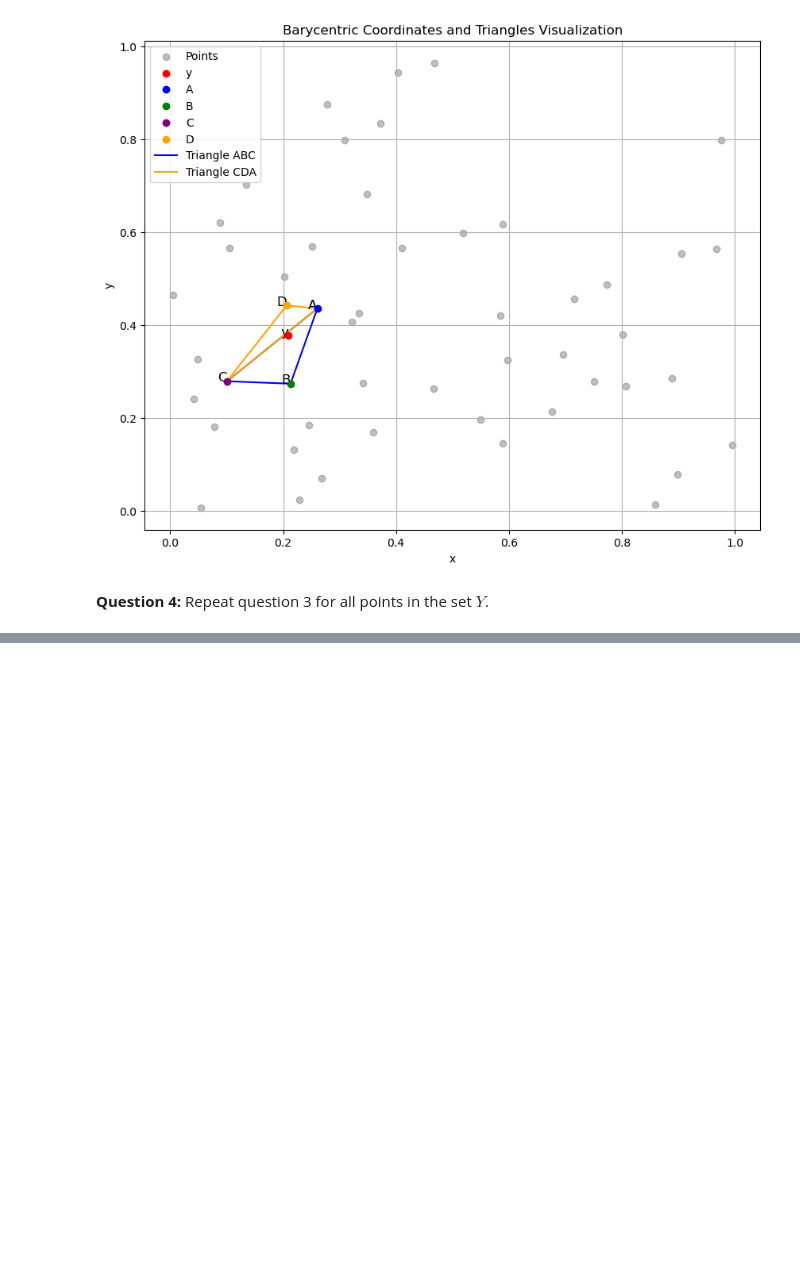
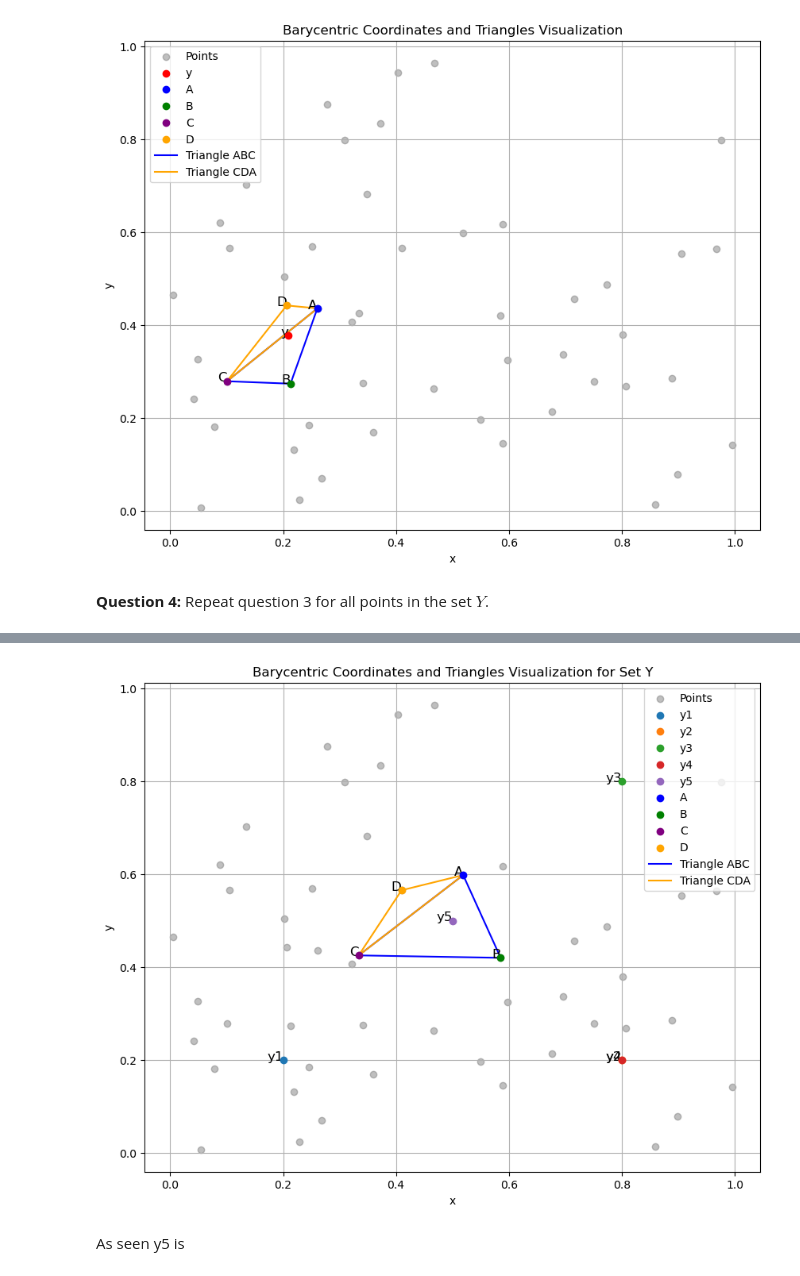
Before and after one commit to NumEconCopenhagen/projects-2024-rasmus, a Jupyter notebook: examproject/exam_2024.ipynb, the cells around one changed output, grey strips where cells are left out. Cells and saved outputs as stored; diff of their text form; code cells hidden in the pictures; blank space fills up the shorter version.

```diff
--- a/examproject/exam_2024.ipynb
+++ b/examproject/exam_2024.ipynb
@@ -771,0 +770,72 @@ Y = [(0.2,0.2),(0.8,0.2),(0.8,0.8),(0.8,0.2),(0.5,0.5)]
+# %%
+# We initalize the list to store the interpolated values and the true values
+interpolated_values = []
+true_values = []
+
+# We loop over the points in Y
+for y in Y:
+    A = min(X, key=lambda point: (point[0] - y[0])**2 + (point[1] - y[1])**2 if point[0] > y[0] and point[1] > y[1] else float('inf'))
+    B = min(X, key=lambda point: (point[0] - y[0])**2 + (point[1] - y[1])**2 if point[0] > y[0] and point[1] < y[1] else float('inf'))
+    C = min(X, key=lambda point: (point[0] - y[0])**2 + (point[1] - y[1])**2 if point[0] < y[0] and point[1] < y[1] else float('inf'))
+    D = min(X, key=lambda point: (point[0] - y[0])**2 + (point[1] - y[1])**2 if point[0] < y[0] and point[1] > y[1] else float('inf'))
+
+# Check which triangle y is inside and compute the interpolated value
+    interpolated_value = None
+
+    if is_inside_triangle(rABC1, rABC2, rABC3):
+        interpolated_value = rABC1 * f_A + rABC2 * f_B + rABC3 * f_C
+    elif is_inside_triangle(rCDA1, rCDA2, rCDA3):
+        interpolated_value = rCDA1 * f_C + rCDA2 * f_D + rCDA3 * f_A
+    else:
+        interpolated_value = np.nan
+
+    # Compute the true value of f(y)
+    true_value = f(y)
+
+    # Store the results
+    interpolated_values.append(interpolated_value)
+    true_values.append(true_value)
+
+# Print the results
+for i, y in enumerate(Y):
+    print(f"Point y: {y}")
+    print(f"Interpolated value: {interpolated_values[i]}")
+    print(f"True value: {true_values[i]}")
+    print()
+
+# Plot the points and the triangles in 2D
+plt.figure(figsize=(10, 8))
+plt.scatter(X[:, 0], X[:, 1], label='Points', color='gray', alpha=0.5)
+
+# Plot all points in Y
+for i, y in enumerate(Y):
+    plt.scatter(*y, label=f'y{i+1}', zorder=5)
+
+# Draw the triangles ABC and CDA for the last point in Y for illustration
+plt.scatter(*A, color='blue', label='A', zorder=5)
+plt.scatter(*B, color='green', label='B', zorder=5)
+plt.scatter(*C, color='purple', label='C', zorder=5)
+plt.scatter(*D, color='orange', label='D', zorder=5)
+plt.plot([A[0], B[0]], [A[1], B[1]], 'b-')
+plt.plot([B[0], C[0]], [B[1], C[1]], 'b-')
+plt.plot([C[0], A[0]], [C[1], A[1]], 'b-', label='Triangle ABC')
+plt.plot([C[0], D[0]], [C[1], D[1]], 'orange')
+plt.plot([D[0], A[0]], [D[1], A[1]], 'orange')
+plt.plot([A[0], C[0]], [A[1], C[1]], 'orange', label='Triangle CDA')
+
+# Annotate the points
+for i, y in enumerate(Y):
+    plt.text(y[0], y[1], f'y{i+1}', fontsize=12, ha='right')
+
+plt.text(A[0], A[1], 'A', fontsize=12, ha='right')
+plt.text(B[0], B[1], 'B', fontsize=12, ha='right')
+plt.text(C[0], C[1], 'C', fontsize=12, ha='right')
+plt.text(D[0], D[1], 'D', fontsize=12, ha='right')
+
+plt.xlabel('x')
+plt.ylabel('y')
+plt.title('Barycentric Coordinates and Triangles Visualization for Set Y')
+plt.legend()
+plt.grid(True)
+plt.show()
+# %% [output]
@@ -771,0 +861,3 @@ Y = [(0.2,0.2),(0.8,0.2),(0.8,0.8),(0.8,0.2),(0.5,0.5)]
+[figure, added]
+# %% [markdown]
+As seen y5 is
```
Also changed, not shown: parts of 2 cells of this notebook.
